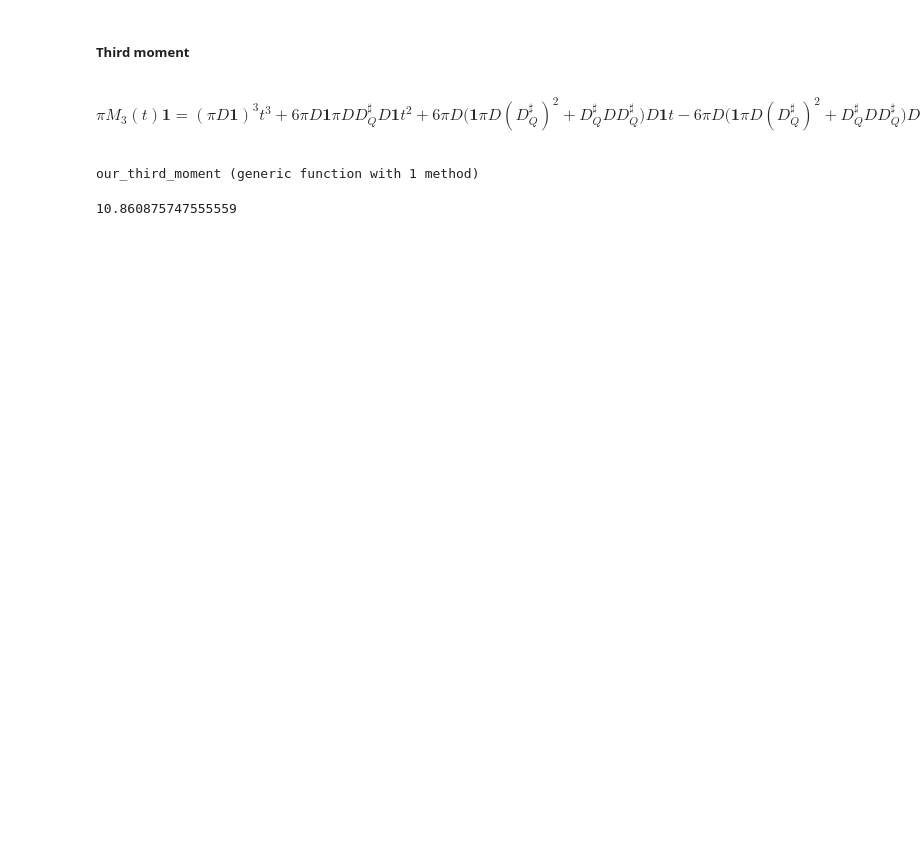
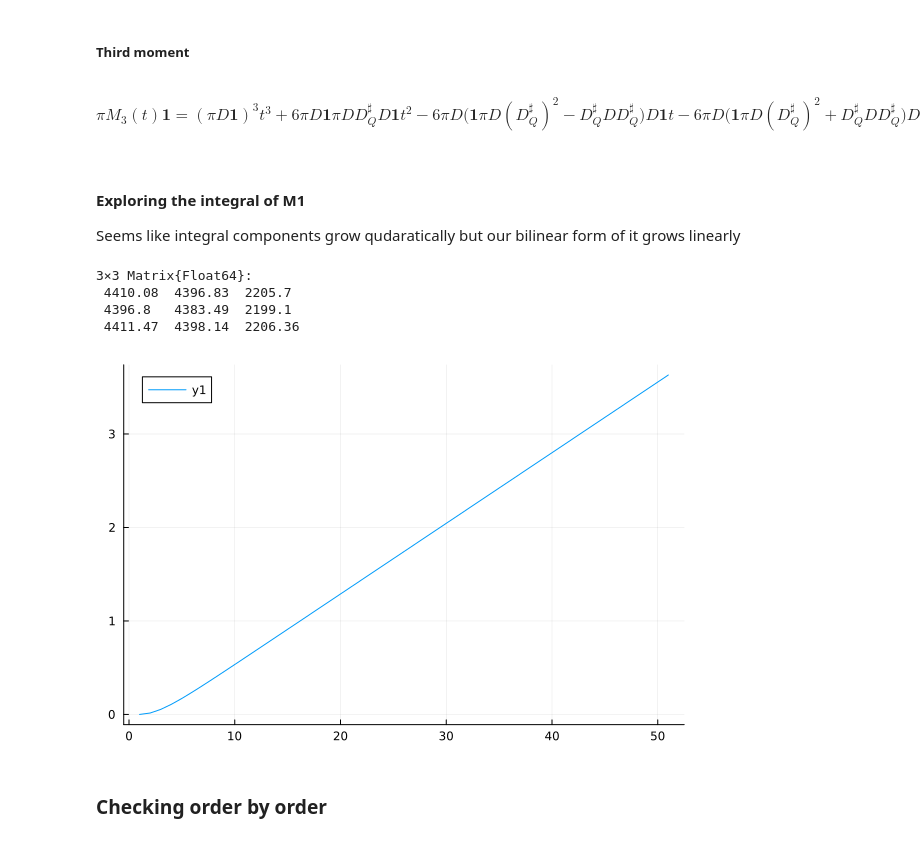
Before and after one commit to yoninazarathy/azam-yoni-ongoing-work, a Jupyter notebook: notebooks/MTCP_moments1.ipynb, the cells around one changed output. Cells and saved outputs as stored; diff of their text form; code cells hidden in the pictures; blank space fills up the shorter version.

```diff
--- a/notebooks/MTCP_moments1.ipynb
+++ b/notebooks/MTCP_moments1.ipynb
@@ -270,11 +266,11 @@ t^3
 6{\pi} D \mathbf{1} {\pi} D D_Q^\sharp D
 \mathbf{1}
 t^2
-+
+-
 6{\pi} D
 \big(
  \mathbf{1} {\pi} D (D_Q^\sharp)^2
-+
+-
  D_Q^\sharp D D_Q^\sharp
 \big)
 D \mathbf{1}
@@ -291,3 +287,17 @@ t
  6{\pi} D D^\sharp_Q
  \int_0^t M_1(u) du D \mathbf{1}
 $$
+# %% [markdown]
+#### Exploring the integral of M1
+Seems like integral components grow qudaratically but our bilinear form of it grows linearly
+# %%
+integral_m1(100)
+# %% [output]
+3×3 Matrix{Float64}:
+ 4410.08  4396.83  2205.7
+ 4396.8   4383.49  2199.1
+ 4411.47  4398.14  2206.36
+# %%
+plot([6πD*Dʰ*integral_m1(t)*D1 for t in 0:0.2:10])
+# %% [output]
+[figure, added]
@@ -294,13 +309,7 @@ $$
 # %%
-our_third_moment(t) = (πD1^3*t^3
-                        + 6πD1*πD*D*Dʰ*D1*t^2
-                        + 6πD*(one_vec*πD*Dʰ^2  + Dʰ*D*Dʰ)*D1*t
-                        - 6πD*(one_vec*πD*Dʰ^2  + Dʰ*D*Dʰ)*Dʰₜ(t)*D1
-                        - 6πD*Dʰ*integral_m1(t)*D1
-                        )
+# our_third_moment(t) = (πD1^3*t^3
+#                         + 6πD1*πD*Dʰ*D1*t^2
+#                         + 6πD*(one_vec*πD*Dʰ^2  + Dʰ*D*Dʰ)*D1*t
+#                         - 6πD*(one_vec*πD*Dʰ^2  + Dʰ*D*Dʰ)*Dʰₜ(t)*D1
+#                         - 6πD*Dʰ*integral_m1(t)*D1
+#                         )
-# %% [output]
-our_third_moment (generic function with 1 method)
-# %%
-our_third_moment(t)/t^3
-# %% [output]
-10.860875747555559
@@ -306,0 +318,2 @@ our_third_moment(t)/t^3
+# %% [markdown]
+### Checking order by order
```
Also changed, not shown: parts of 27 cells of this notebook.
